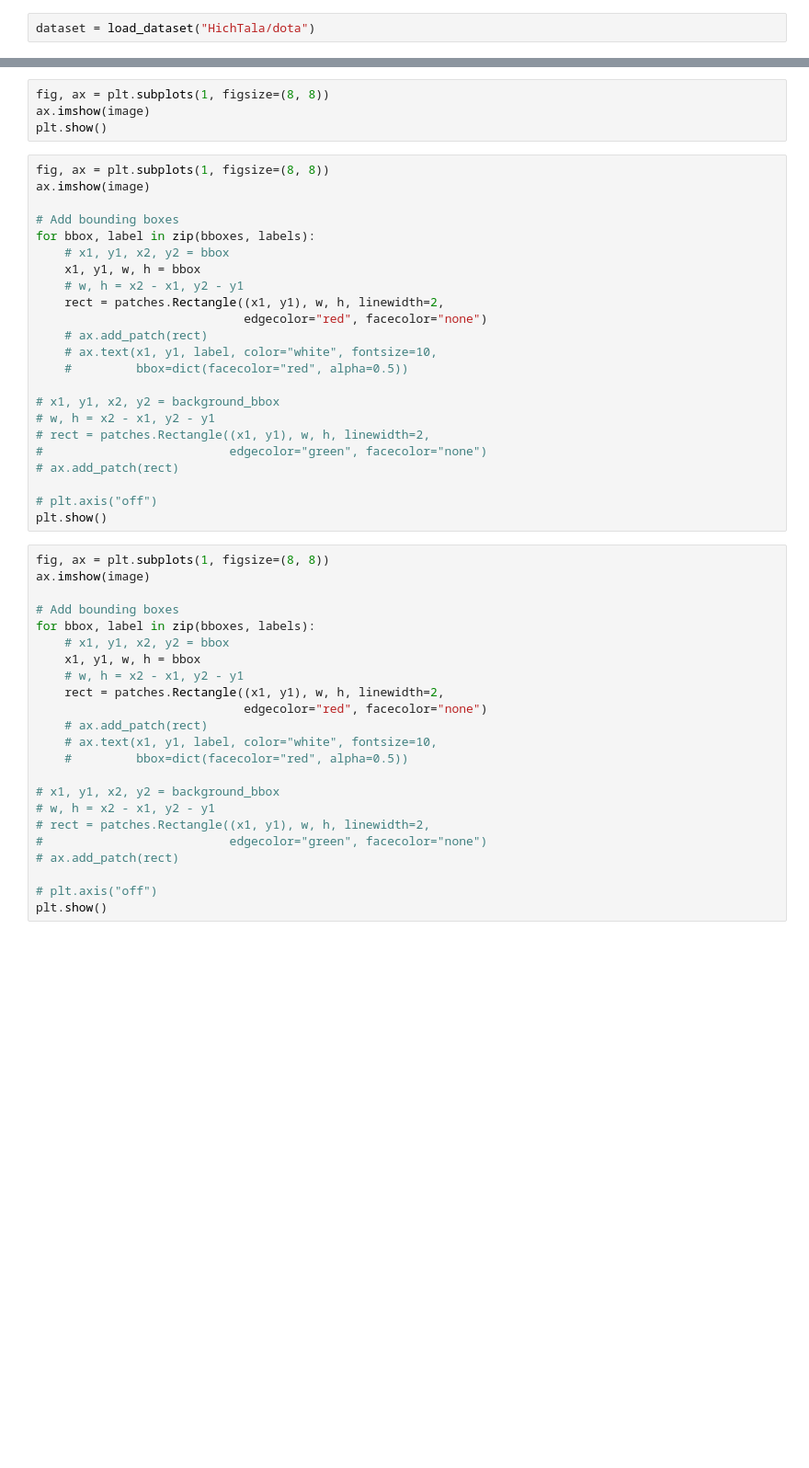
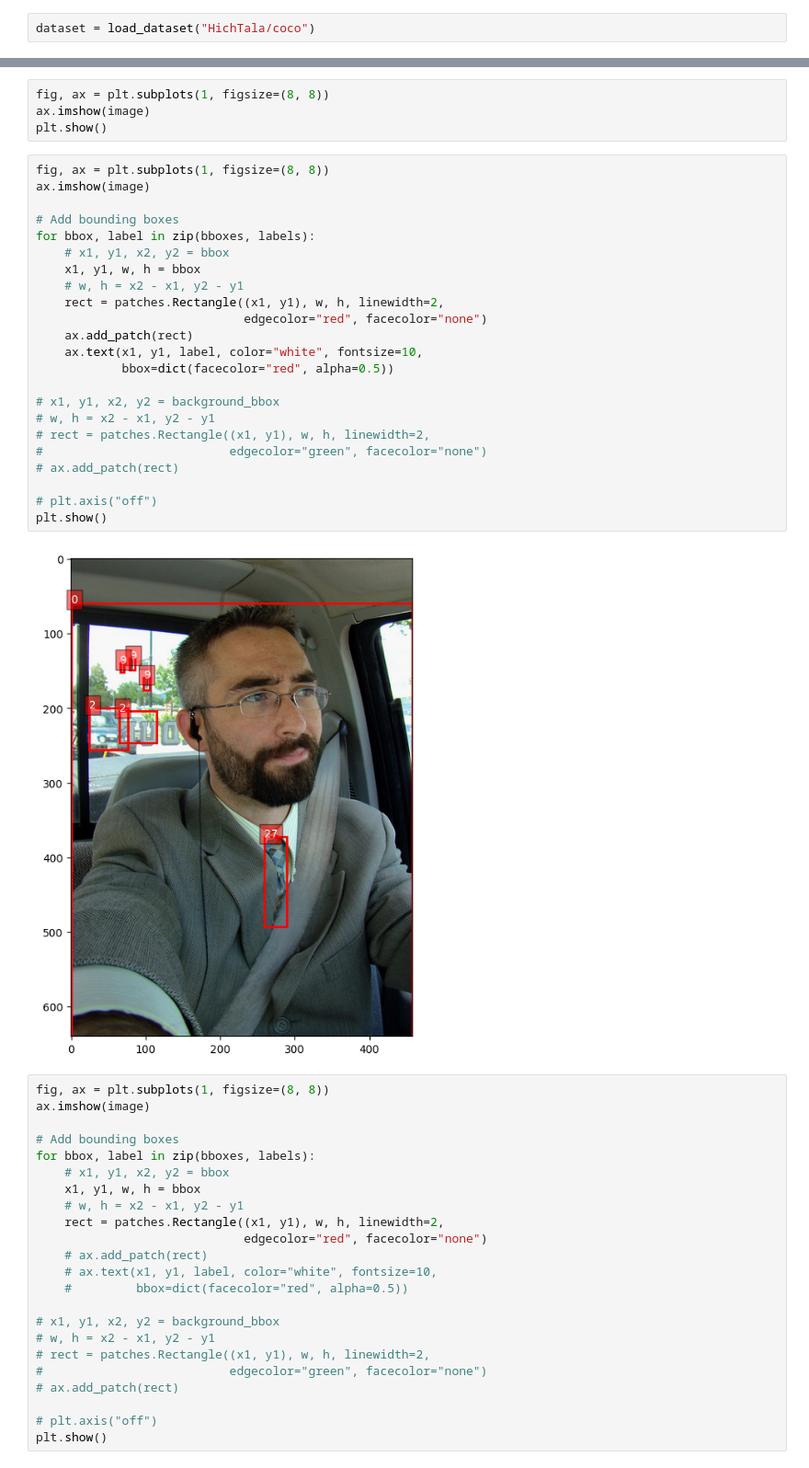
Before and after one commit to HichTala/Sandbox, a Jupyter notebook: background_dataset.ipynb, the cells around one changed output, grey strips where cells are left out. Shown at 92% size. Cells and saved outputs as stored; diff of their text form; blank space fills up the shorter version.

```diff
--- a/background_dataset.ipynb
+++ b/background_dataset.ipynb
@@ -43,7 +43,7 @@ def get_background_bboxes(background_bbox, handled_bbox, bboxes):
         if area(handled_bbox) > area(background_bbox):
             background_bbox[:] = handled_bbox
 # %%
-dataset = load_dataset("HichTala/dota")
+dataset = load_dataset("HichTala/coco")
 # %%
 sample = dataset['train'][42738]
 image = sample['image']
@@ -77,26 +79,28 @@ plt.show()
 # %%
 fig, ax = plt.subplots(1, figsize=(8, 8))
 ax.imshow(image)
 
 # Add bounding boxes
 for bbox, label in zip(bboxes, labels):
     # x1, y1, x2, y2 = bbox
     x1, y1, w, h = bbox
     # w, h = x2 - x1, y2 - y1
     rect = patches.Rectangle((x1, y1), w, h, linewidth=2,
                              edgecolor="red", facecolor="none")
-    # ax.add_patch(rect)
-    # ax.text(x1, y1, label, color="white", fontsize=10,
-    #         bbox=dict(facecolor="red", alpha=0.5))
+    ax.add_patch(rect)
+    ax.text(x1, y1, label, color="white", fontsize=10,
+            bbox=dict(facecolor="red", alpha=0.5))
 
 # x1, y1, x2, y2 = background_bbox
 # w, h = x2 - x1, y2 - y1
 # rect = patches.Rectangle((x1, y1), w, h, linewidth=2,
 #                          edgecolor="green", facecolor="none")
 # ax.add_patch(rect)
 
 # plt.axis("off")
 plt.show()
+# %% [output]
+[figure, added]
 # %%
 fig, ax = plt.subplots(1, figsize=(8, 8))
 ax.imshow(image)
```
Also changed, not shown: parts of 10 cells of this notebook, 3 other files.
